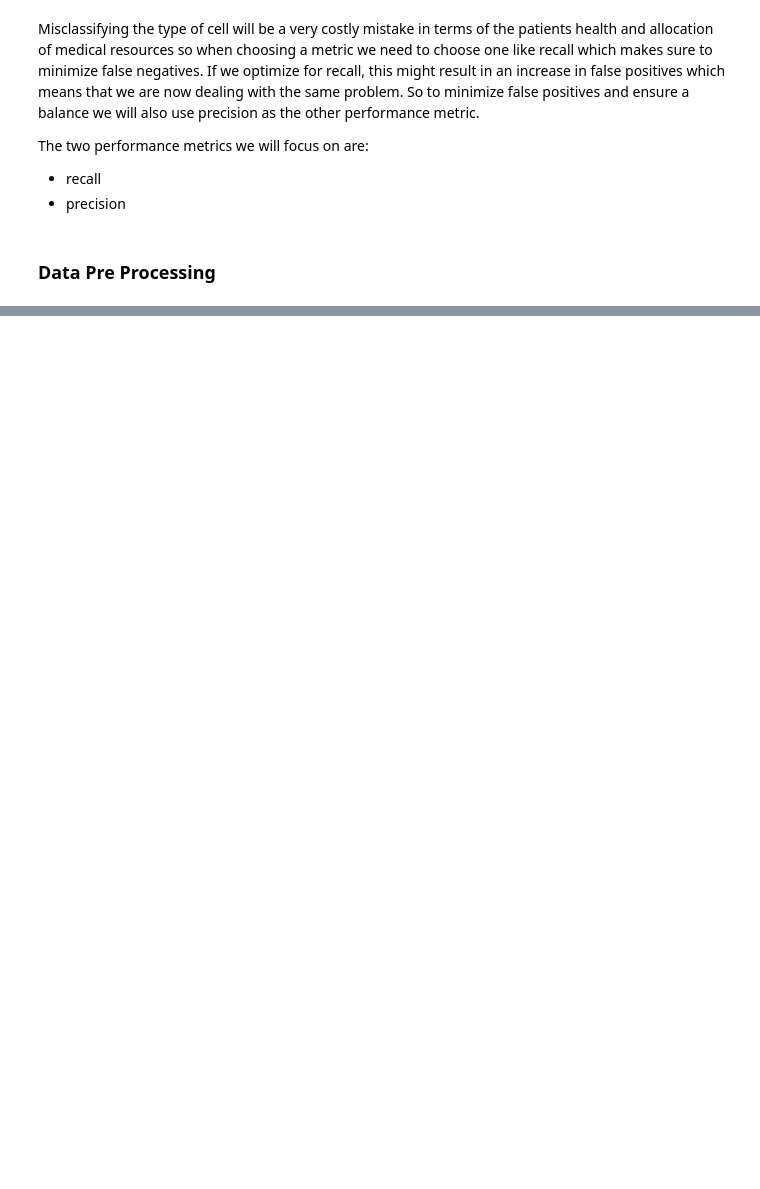
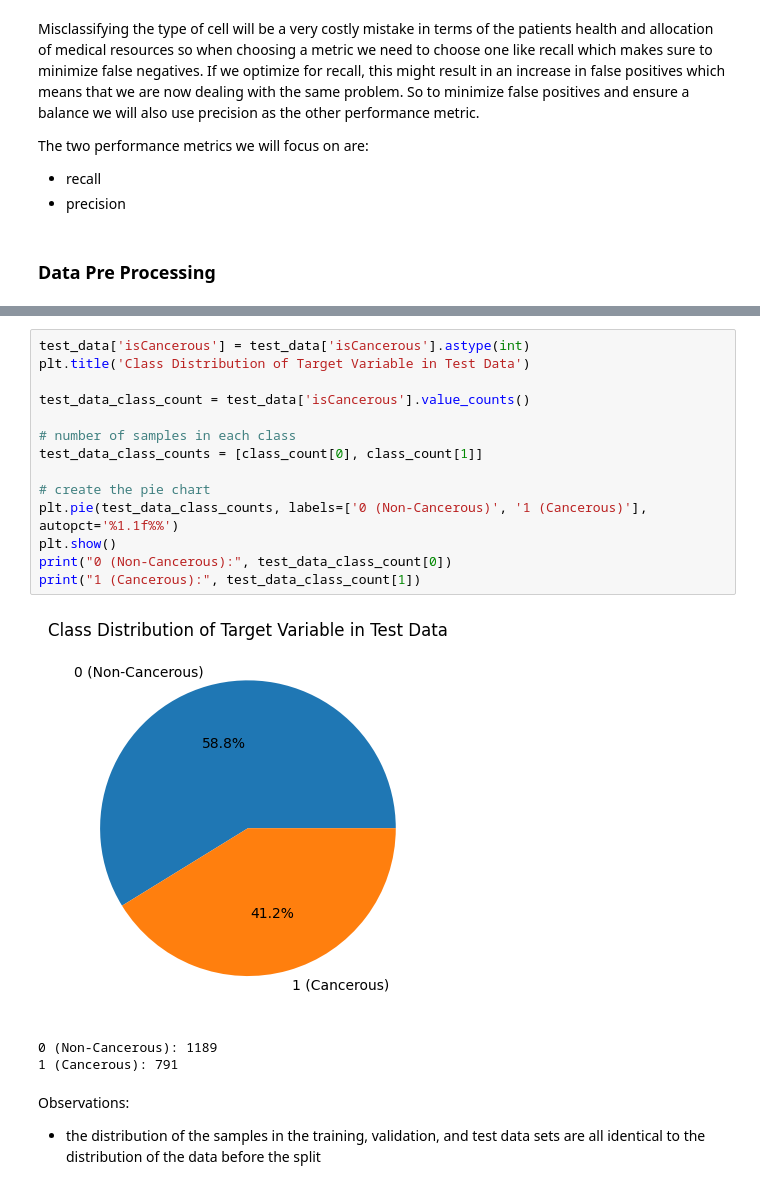
Before and after one commit to IbrahimAshhab/ML-A2-Colon-Cancer, a Jupyter notebook: s3953973_s4007880.ipynb, the cells around one changed output, grey strips where cells are left out. Drawn from its saved outputs; the diff is of its cells as text; blank space fills up the shorter version.

```diff
--- a/s3953973_s4007880.ipynb
+++ b/s3953973_s4007880.ipynb
@@ -114,0 +243,21 @@ The two performance metrics we will focus on are:
+# %%
+test_data['isCancerous'] = test_data['isCancerous'].astype(int)
+plt.title('Class Distribution of Target Variable in Test Data')
+
+test_data_class_count = test_data['isCancerous'].value_counts()
+
+# number of samples in each class
+test_data_class_counts = [class_count[0], class_count[1]]
+
+# create the pie chart
+plt.pie(test_data_class_counts, labels=['0 (Non-Cancerous)', '1 (Cancerous)'], autopct='%1.1f%%')
+plt.show()
+print("0 (Non-Cancerous):", test_data_class_count[0])
+print("1 (Cancerous):", test_data_class_count[1])
+# %% [output]
+[figure, added]
+0 (Non-Cancerous): 1189
+1 (Cancerous): 791
+# %% [markdown]
+Observations:
+- the distribution of the samples in the training, validation, and test data sets are all identical to the distribution of the data before the split
```
Also changed, not shown: parts of 14 cells of this notebook.
